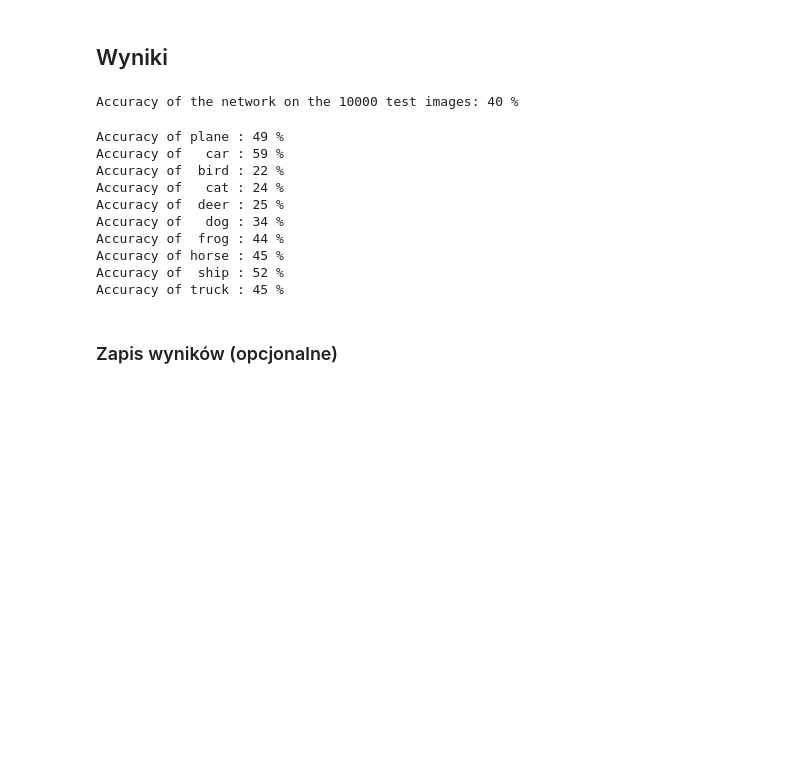
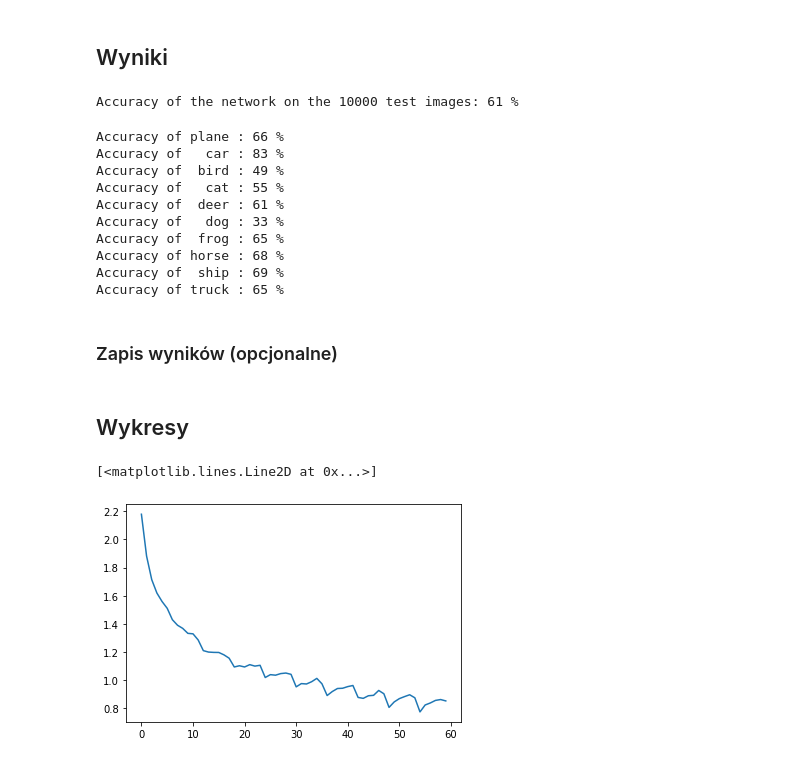
Before and after one commit to gvnbleid/2020-GUM, a Jupyter notebook: MGU_Projekt_2.ipynb, the cells around one changed output. Cells and saved outputs as stored; diff of their text form; code cells hidden in the pictures; blank space fills up the shorter version.

Commit message:
Created using Colaboratory - plot loss

```diff
--- a/MGU_Projekt_2.ipynb
+++ b/MGU_Projekt_2.ipynb
@@ -112,7 +112,7 @@ last_epoch = 0
 last_loss = None
 
 class Net(nn.Module):
-    if config == "Adventures in Machine Learning":
+    if config == "PyTorch tutorial":
         def __init__(self):
             super(Net, self).__init__()
             self.conv1 = nn.Conv2d(3, 6, 5)
@@ -131,7 +131,7 @@ class Net(nn.Module):
             x = self.fc3(x)
             return x
 
-    elif config == "PyTorch tutorial":
+    elif config == "Adventures in Machine Learning":
         def __init__(self):
             super(Net, self).__init__()
             self.conv1 = nn.Conv2d(3, 32, 5)
@@ -181,7 +182,10 @@ if load_state:
 # %% [markdown]
 ## Uczenie sieci
 # %%
-for epoch in range(2):  # loop over the dataset multiple times
+nb_epoch = 10 #@param {type: "integer"}
+loss_array = []
+
+for epoch in range(nb_epoch):  # loop over the dataset multiple times
 
     last_epoch = last_epoch + 1
     running_loss = 0.0
@@ -204,8 +208,10 @@ for epoch in range(2):  # loop over the dataset multiple times
         if i % 2000 == 1999:    # print every 2000 mini-batches
             last_loss = running_loss / 2000
             print('[%d, %5d] loss: %.3f' %
-                  (epoch + 1, i + 1, last_loss))
+                (last_epoch, i + 1, last_loss))
+
+            loss_array.append(last_loss)
+
             running_loss = 0.0
-
 print('Finished Training')
 # %% [output]
@@ -254,7 +274,7 @@ accuracy = correct / total
 print('Accuracy of the network on the 10000 test images: %d %%' % (
     100 * accuracy))
 # %% [output]
-Accuracy of the network on the 10000 test images: 40 %
+Accuracy of the network on the 10000 test images: 61 %
 # %%
 class_correct = list(0. for i in range(10))
 class_total = list(0. for i in range(10))
@@ -280,16 +300,16 @@ for i in range(10):
     print('Accuracy of %5s : %2d %%' % (
         classes[i], 100 * class_correct[i] / class_total[i]))
 # %% [output]
-Accuracy of plane : 49 %
-Accuracy of   car : 59 %
-Accuracy of  bird : 22 %
-Accuracy of   cat : 24 %
-Accuracy of  deer : 25 %
-Accuracy of   dog : 34 %
-Accuracy of  frog : 44 %
-Accuracy of horse : 45 %
-Accuracy of  ship : 52 %
-Accuracy of truck : 45 %
+Accuracy of plane : 66 %
+Accuracy of   car : 83 %
+Accuracy of  bird : 49 %
+Accuracy of   cat : 55 %
+Accuracy of  deer : 61 %
+Accuracy of   dog : 33 %
+Accuracy of  frog : 65 %
+Accuracy of horse : 68 %
+Accuracy of  ship : 69 %
+Accuracy of truck : 65 %
 # %% [markdown]
 ### Zapis wyników (opcjonalne)
 # %%
@@ -309,3 +327,12 @@ if save_results_state:
 
     json.dump(dict(accuracy=accuracy, accuracy_per_class=accuracy_per_class),
               codecs.open(BASE_DIR + path, 'w', encoding='utf-8'))
+# %% [markdown]
+## Wykresy
+# %%
+import matplotlib.pyplot as plt
+
+plt.plot(loss_array)
+# %% [output]
+[<matplotlib.lines.Line2D at 0x...>]
+[figure, added]
```
Also changed, not shown: parts of 6 cells of this notebook.
